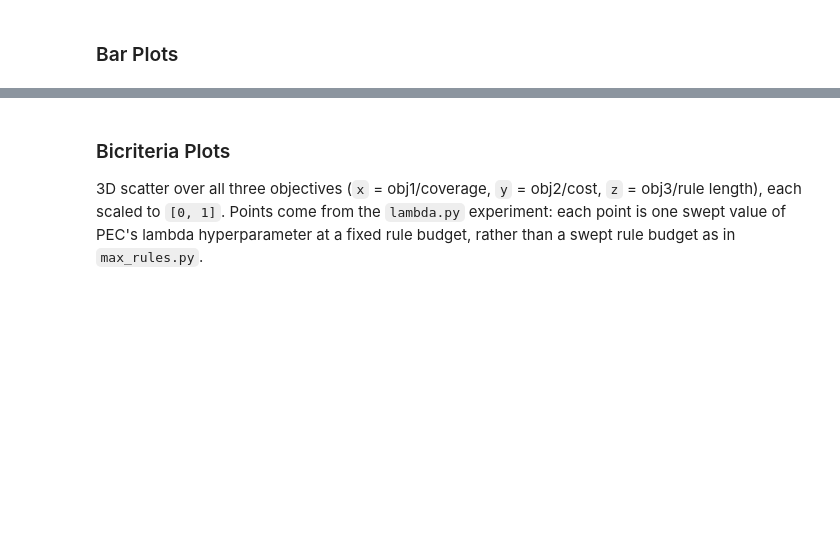
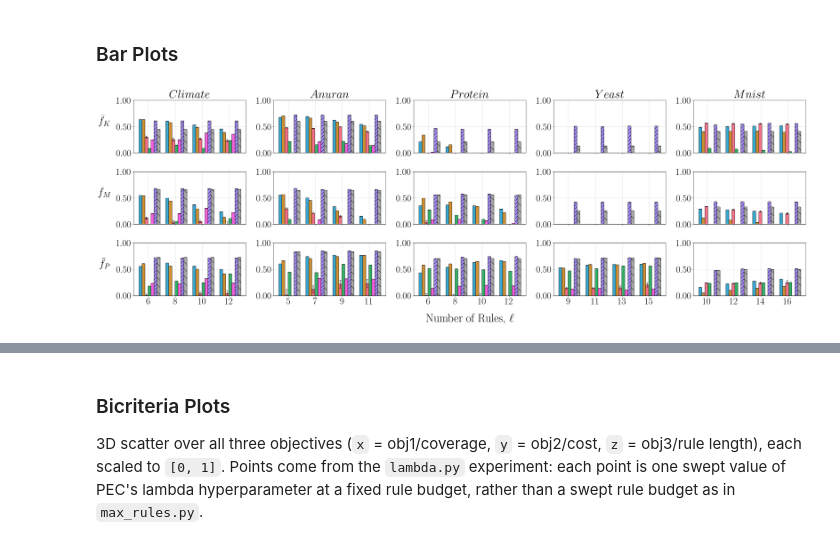
Before and after one commit to kevinqnb/interpretable-clustering, a Jupyter notebook: examples/experiments.ipynb, the cells around one changed output, grey strips where cells are left out. Drawn from its saved outputs; the diff is of its cells as text; code cells hidden in the pictures; blank space fills up the shorter version.

Commit message:
Running conf 0 experiments.

```diff
--- a/examples/experiments.ipynb
+++ b/examples/experiments.ipynb
@@ -728,38 +756,40 @@ for i, (dataset, objective_result_dict) in enumerate(bar_dict.items()):
         ax[j,i].set_ylim(y_lo, y_hi)
         ax[j,i].set_yticks(yticks)
         ax[j,i].yaxis.set_major_formatter(FormatStrFormatter('%.2f'))
 
         # Set x ticks and labels
         ax[j,i].set_xticks(x.astype(int) + (len(module_result_dict)-1) * 0.2 / 2)
         if j != len(objective_names) - 1:
             ax[j,i].set_xticklabels([])
         else:
             ax[j,i].set_xticklabels([str(int(val)) for val in x.astype(int)])
 
         # Y-label with objective
         if i == 0:
             ax[j,i].set_ylabel(
                 rf"$\bar{{f}}_{function_name_dict[j]}$", rotation=0, labelpad=40, fontsize = 36
             )
 
         # Title with dataset name
         if j == 0:
             ax[j,i].set_title(rf"${dataset.capitalize()}$")
 
         # Gridlines:
         ax[j,i].grid(which='major', linestyle='-', linewidth=0.8, alpha = 0.5)
         ax[j,i].axhline(0.0, color="black", linewidth=2.0, alpha=0.7)
 
 
 #fig.supylabel(r"$\bar{f}(\mathcal{D})$", x=0.02, rotation = 0)
 fig.supxlabel(r"Number of Rules, $\ell$", y=0.05, x = 0.525)
 plt.tight_layout()
 
-#plt.savefig(
-#    "../figures/experiments/objectives.pdf",
-#    bbox_inches='tight',
-#    dpi=300
-#)
+plt.savefig(
+    "../figures/experiments/objectives.pdf",
+    bbox_inches='tight',
+    dpi=300
+)
+# %% [output]
+[figure, added]
 # %%
 # Create a separate legend for the bar plot with hatch patterns
 import matplotlib.patches as mpatches
```
Also changed, not shown: parts of 14 cells of this notebook, 12 other files.
